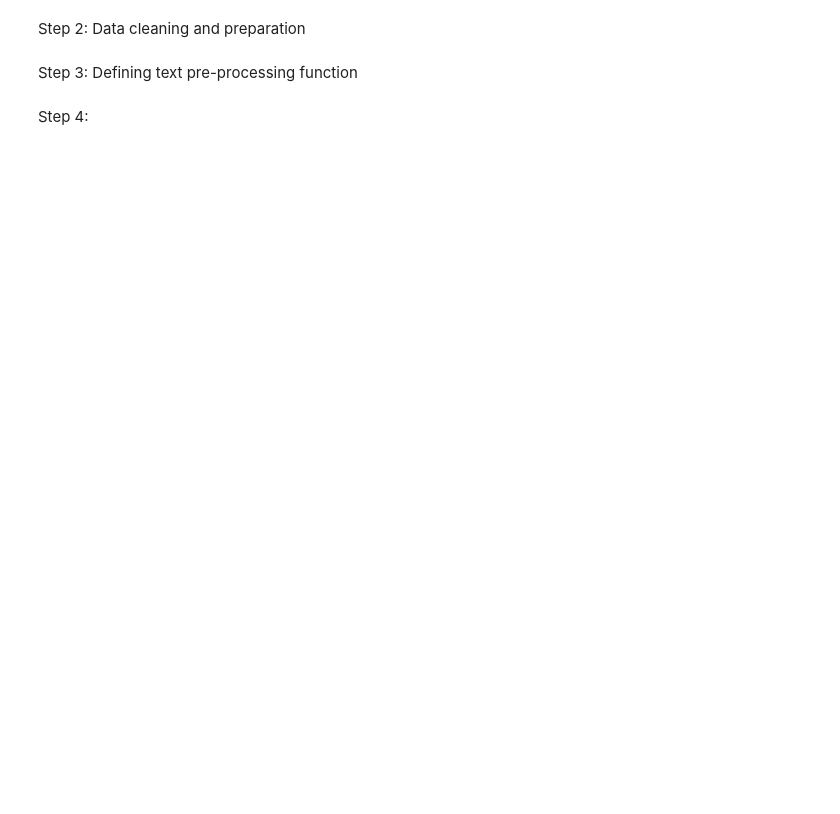
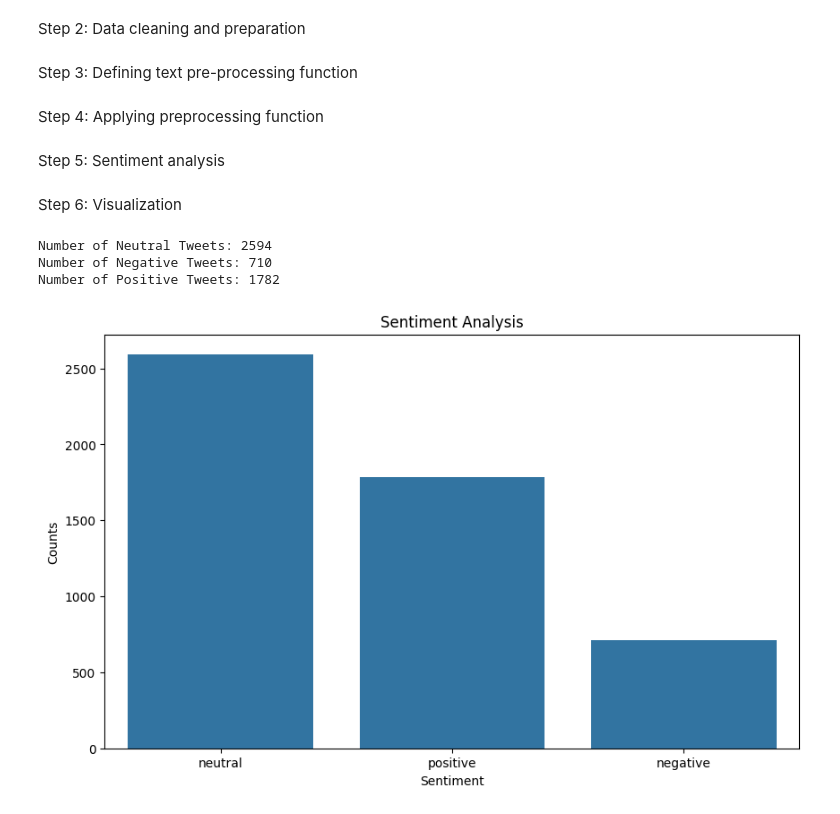
Before and after one commit to AurelioAlmeida/Aurelio_ML_CA2, a Jupyter notebook: Aurelio_Almeida_ML_CA2.ipynb, the cells around one changed output. Drawn from its saved outputs; the diff is of its cells as text; code cells hidden in the pictures; blank space fills up the shorter version.

Commit message:
Semantic Analysis
Step 4: Applying pre-processing function
Step 5: Sentiment analysis
Step 6: Visualization
Step 7: Data Preparation Rationale for Sentiment Analysis

```diff
--- a/Aurelio_Almeida_ML_CA2.ipynb
+++ b/Aurelio_Almeida_ML_CA2.ipynb
@@ -213,4 +329,56 @@ def preprocess_text(text):
     tokens = [word for word in tokens if word not in stop_words]
     return ' '.join(tokens)
 # %% [markdown]
-Step 4:
+Step 4: Applying preprocessing function
+# %%
+# Apply the preprocessing function to the 'Tweet' column and create a new column 'cleaned_text'
+
+data_english.loc[:, 'cleaned_text'] = data_english['Tweet'].apply(preprocess_text)
+# %% [markdown]
+Step 5: Sentiment analysis
+# %%
+# Initialize the Sentiment Intensity Analyzer
+
+sia = SentimentIntensityAnalyzer()
+
+# Define a function to analyze sentiment of the text
+
+def analyze_sentiment(text):
+    score = sia.polarity_scores(text)
+    if score['compound'] > 0.05:
+        return 'positive'
+    elif score['compound'] < -0.05:
+        return 'negative'
+    else:
+        return 'neutral'
+
+# Apply the sentiment analysis function to the 'cleaned_text' column and create a new column 'sentiment'
+
+data_english.loc[:, 'sentiment'] = data_english['cleaned_text'].apply(analyze_sentiment)
+# %% [markdown]
+Step 6: Visualization
+# %%
+# Count the occurrences of each sentiment category
+
+sentiment_counts = data_english['sentiment'].value_counts()
+
+
+# Print the number of tweets for each sentiment category
+
+print("Number of Neutral Tweets:", sentiment_counts['neutral'])
+print("Number of Negative Tweets:", sentiment_counts['negative'])
+print("Number of Positive Tweets:", sentiment_counts['positive'])
+
+# Plot the sentiment distribution
+
+plt.figure(figsize=(10, 6))
+sns.barplot(x=sentiment_counts.index, y=sentiment_counts.values)
+plt.title('Sentiment Analysis')
+plt.xlabel('Sentiment')
+plt.ylabel('Counts')
+plt.show()
+# %% [output]
+Number of Neutral Tweets: 2594
+Number of Negative Tweets: 710
+Number of Positive Tweets: 1782
+[figure, added]
```
Also changed, not shown: parts of 11 cells of this notebook.
